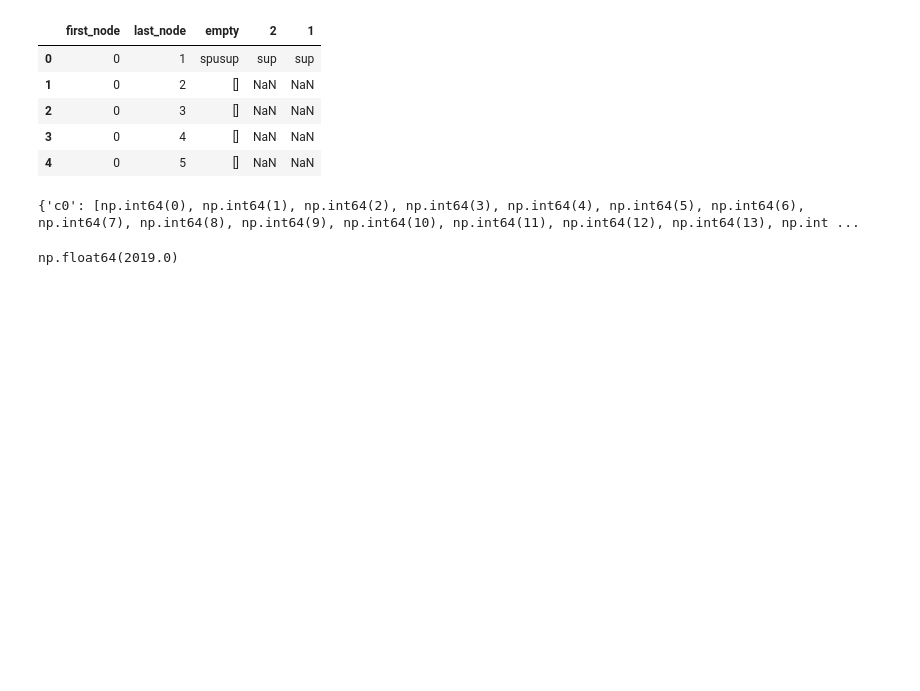
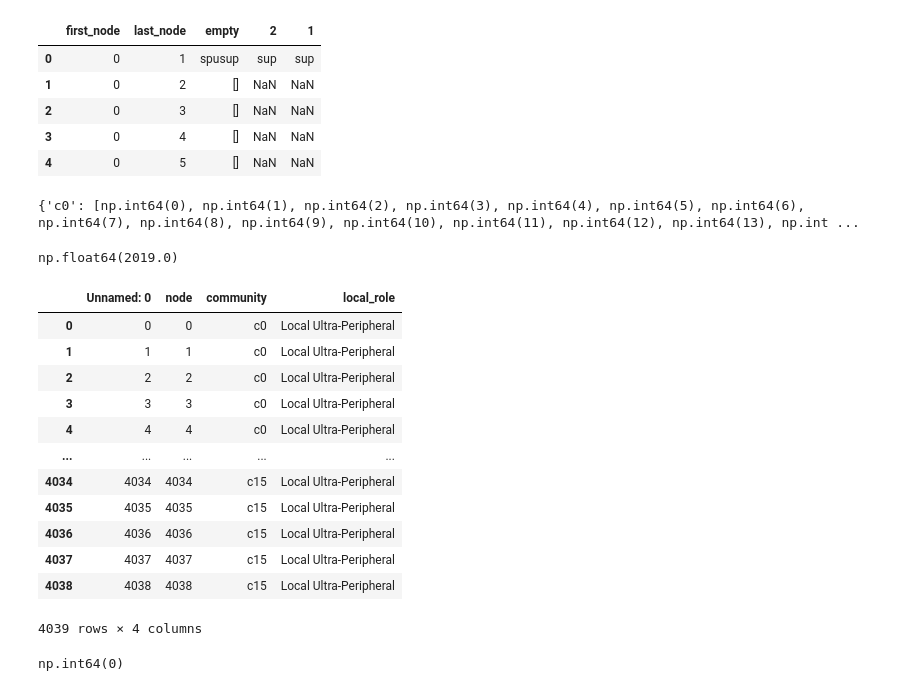
Before and after one commit to TZevs/SNA_Tool, a Jupyter notebook: notebooks/roles.ipynb, the cells around one changed output. Saved outputs shown, nothing was run; the diff lists cells and outputs as text; code cells hidden in the pictures; blank space fills up the shorter version.

Commit message:
Checking access to role csv dfs

```diff
--- a/notebooks/roles.ipynb
+++ b/notebooks/roles.ipynb
@@ -72,3 +72,26 @@ m = np.mean(list(intra))
 m
 # %% [output]
 np.float64(2019.0)
+# %%
+df = pd.read_csv('../data/local_roles.csv')
+df
+# %% [output]
+|  | Unnamed: 0 | node | community | local_role |
+| 0 | 0 | 0 | c0 | Local Ultra-Peripheral |
+| 1 | 1 | 1 | c0 | Local Ultra-Peripheral |
+| 2 | 2 | 2 | c0 | Local Ultra-Peripheral |
+| 3 | 3 | 3 | c0 | Local Ultra-Peripheral |
+| 4 | 4 | 4 | c0 | Local Ultra-Peripheral |
+| ... | ... | ... | ... | ... |
+| 4034 | 4034 | 4034 | c15 | Local Ultra-Peripheral |
+| 4035 | 4035 | 4035 | c15 | Local Ultra-Peripheral |
+| 4036 | 4036 | 4036 | c15 | Local Ultra-Peripheral |
+| 4037 | 4037 | 4037 | c15 | Local Ultra-Peripheral |
+| 4038 | 4038 | 4038 | c15 | Local Ultra-Peripheral |
+4039 rows × 4 columns
+# %%
+node = 0
+l_role = df.loc[0].at['node']
+l_role
+# %% [output]
+np.int64(0)
```
Also changed, not shown: parts of 1 cell of this notebook.
